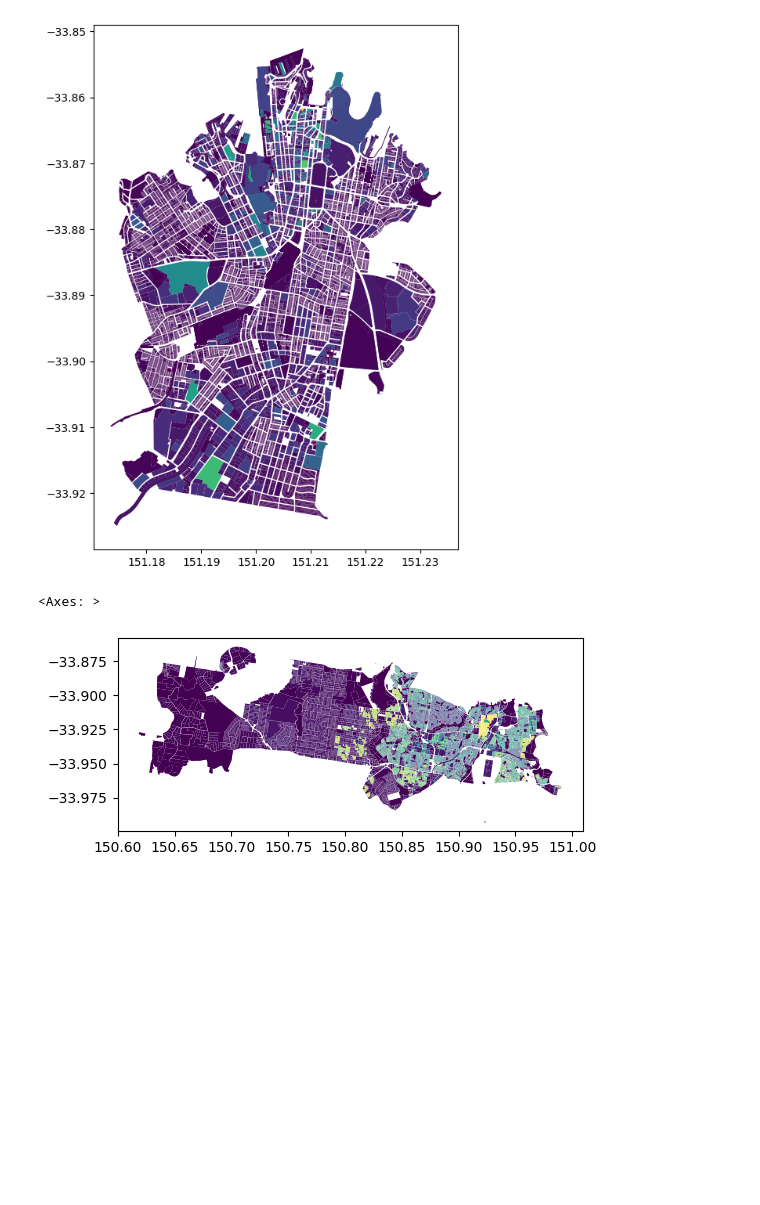
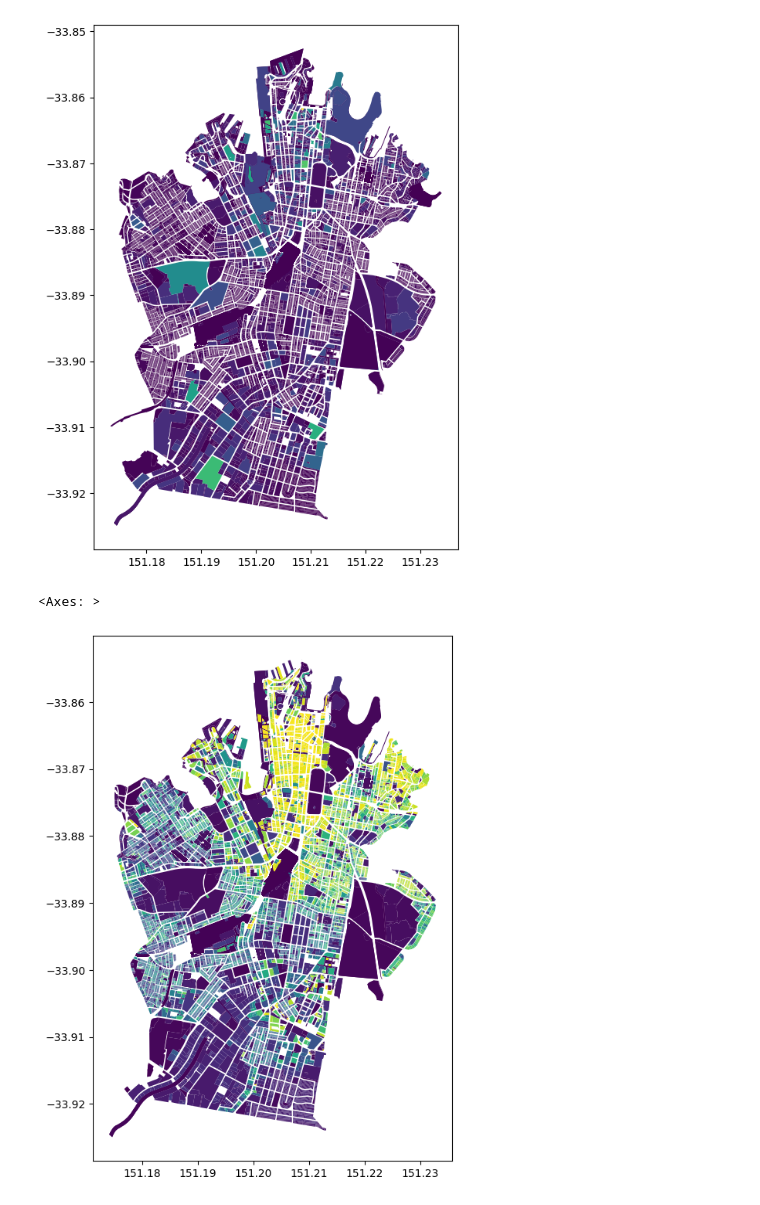
Before and after one commit to AKST/Australian-Address-Boundaries-Land-Property-Price-Database, a Jupyter notebook: notebooks/gis/sydney_land_values.ipynb, the cells around one changed output. Saved outputs shown, nothing was run; the diff lists cells and outputs as text; code cells hidden in the pictures; blank space fills up the shorter version.

```diff
--- a/notebooks/gis/sydney_land_values.ipynb
+++ b/notebooks/gis/sydney_land_values.ipynb
@@ -41,32 +41,32 @@ from matplotlib.colors import LogNorm
 
 query = """
 with properties as (
   select property_id, pgeo.geometry as g
     from abs.lga_2024 lga
     left join nsw_lrs.property_geometry pgeo ON ST_Intersects(pgeo.geometry, lga.geometry)
-   where lga_name ILIKE 'liverpool'
+   where lga_name ILIKE 'sydney'
      and (ST_Area(ST_Intersection(pgeo.geometry, lga.geometry)) / ST_Area(pgeo.geometry)) > 0.5
 ), lv_sqm as (
   select property_id,
          (lv.land_value / ST_Area(p.g::geography)) as lv,
          p.g as g
     from properties p
     left join (
        SELECT DISTINCT ON (property_id) *
          FROM nsw_vg.land_valuation lv
          ORDER BY property_id, effective_date DESC
        ) lv USING (property_id)
     where lv.land_value IS NOT NULL)
 select *, RANK() OVER (ORDER BY lv) AS rank
   from lv_sqm
 """
 
 gdf = gpd.read_postgis(query, db.engine(), geom_col='g')
 gdf.plot(
     column='rank',
     figsize=(6, 12),
     cmap="viridis",
 )
 # %% [output]
 <Axes: >
-[figure, old version]
+[figure, new version]
```
Also changed, not shown: 4 other files.
